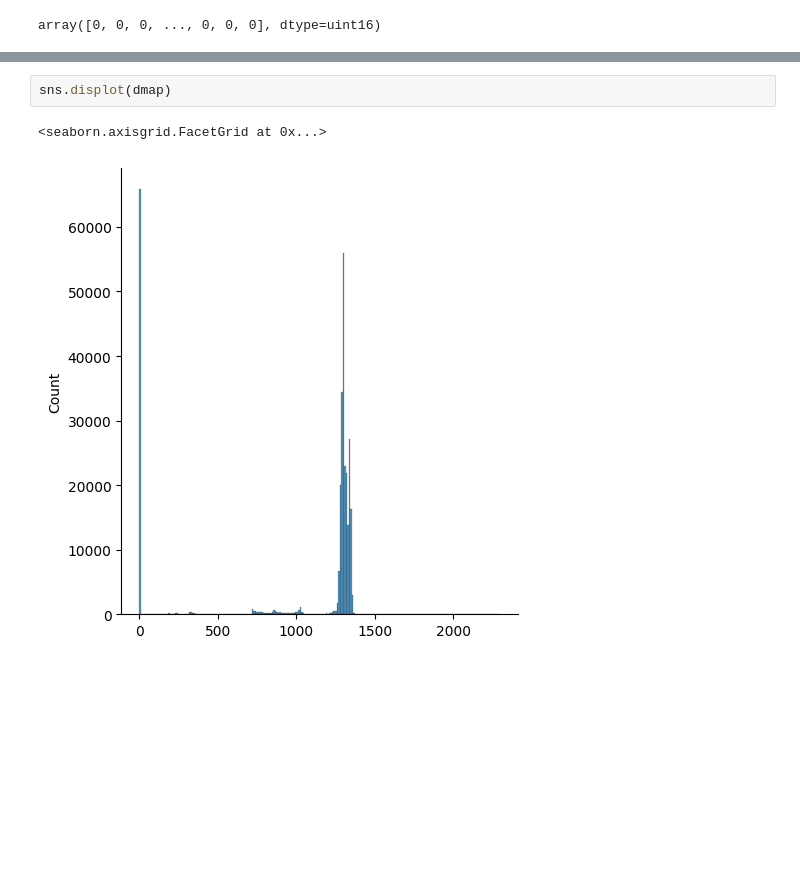
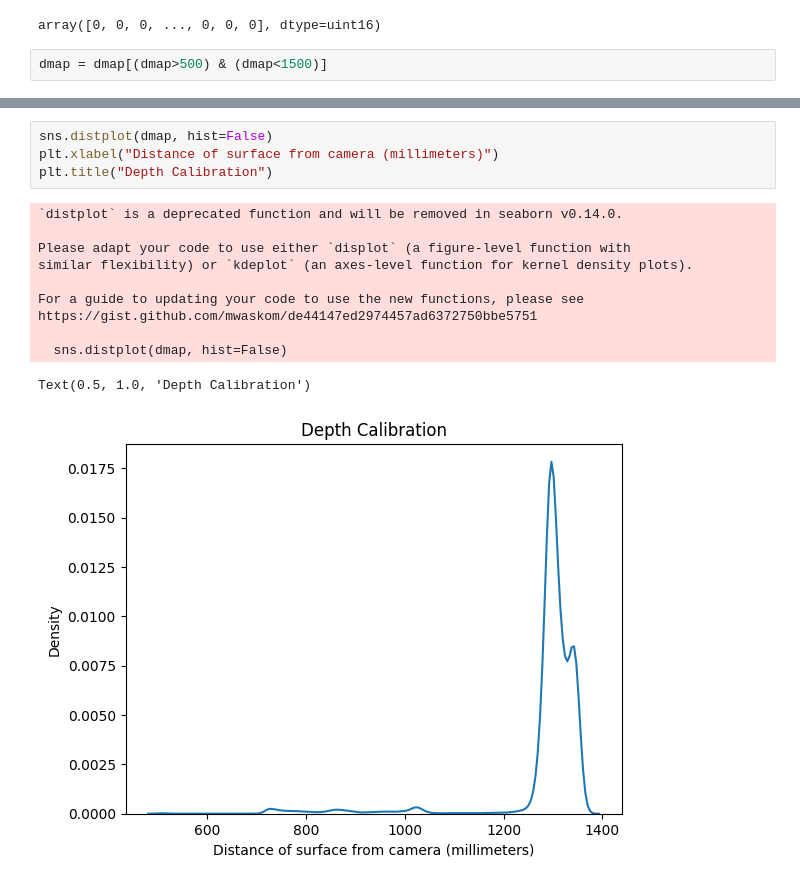
Before and after one commit to akash17mittal/muTable, a Jupyter notebook: experiments/Camera Test With Hand Tracking.ipynb, the cells around one changed output, grey strips where cells are left out. Drawn from its saved outputs; the diff is of its cells as text; blank space fills up the shorter version.

```diff
--- a/experiments/Camera Test With Hand Tracking.ipynb
+++ b/experiments/Camera Test With Hand Tracking.ipynb
@@ -147,6 +147,8 @@ dmap = np.load("depth_maps/depth_map_20.npy").reshape(-1)
 dmap
 # %% [output]
 array([0, 0, 0, ..., 0, 0, 0], dtype=uint16)
+# %%
+dmap = dmap[(dmap>500) & (dmap<1500)]
 # %%
 counts[np.argmax(counts)]
 # %% [output]
@@ -154,5 +156,16 @@ counts[np.argmax(counts)]
 # %%
-sns.displot(dmap)
+sns.distplot(dmap, hist=False)
+plt.xlabel("Distance of surface from camera (millimeters)")
+plt.title("Depth Calibration")
 # %% [output]
-<seaborn.axisgrid.FacetGrid at 0x...>
+`distplot` is a deprecated function and will be removed in seaborn v0.14.0.
+
+Please adapt your code to use either `displot` (a figure-level function with
+similar flexibility) or `kdeplot` (an axes-level function for kernel density plots).
+
+For a guide to updating your code to use the new functions, please see
+https://gist.github.com/mwaskom/de44147ed2974457ad6372750bbe5751
+
+  sns.distplot(dmap, hist=False)
+Text(0.5, 1.0, 'Depth Calibration')
-[figure, old version]
+[figure, new version]
```
Also changed, not shown: parts of 1 cell of this notebook, 7 other files.
